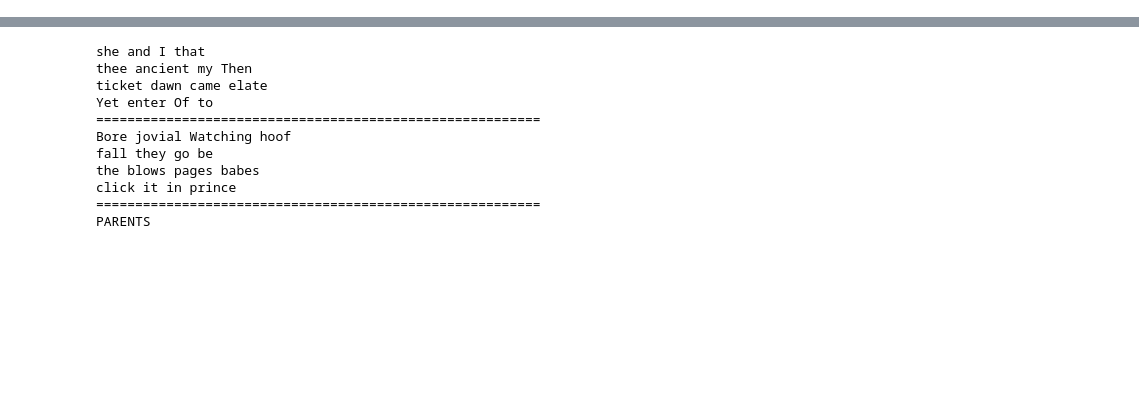
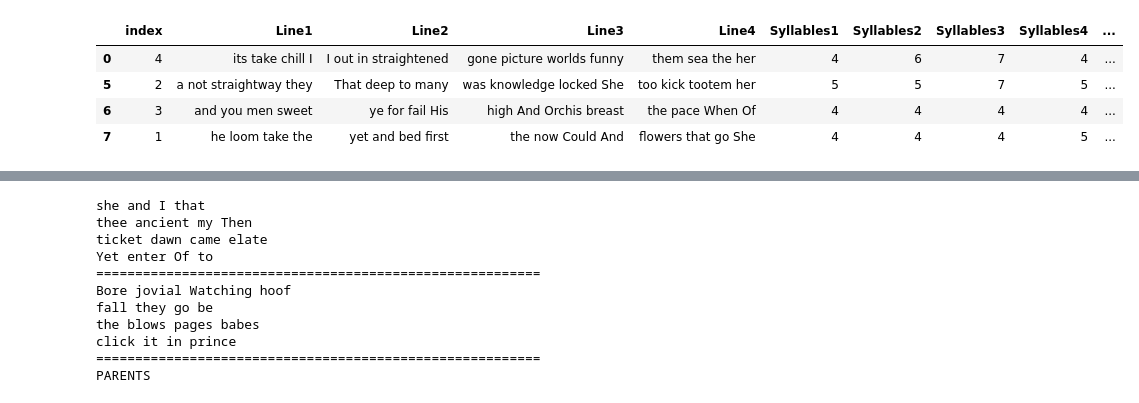
Before and after one commit to vaishnavi1197/Poem-generation-with-EA, a Jupyter notebook: EA.ipynb, the cells around one changed output, grey strips where cells are left out. Drawn from its saved outputs; the diff is of its cells as text; code cells hidden in the pictures; blank space fills up the shorter version.

```diff
--- a/EA.ipynb
+++ b/EA.ipynb
@@ -226,3 +230,23 @@ Selected_Population_data.head()
 # %%
 
 words_array_child,child_population = child_poems(selected_polulation_word_array,cross)
+# %%
+n = 3
+p = 2
+Selected_Population_data.iloc[0].values[-1]=[Selected_Population_data.iloc[0].values[-1]]
+print(list(Selected_Population_data.iloc[0].values))
+print(list(Selected_Population_data.iloc[0].index))
+final_P = pd.DataFrame(list(Selected_Population_data.iloc[0].values),columns=list(Selected_Population_data.iloc[0].index))
+final_C = pd.DataFrame()
+random_number1 = random.sample(list(Selected_Population_data.index),n)
+random_number2 = random.sample(list(Selected_Population_data.index),p)
+print("random_number1",random_number1)
+print("random_number2",random_number2)
+print(Selected_Population_data.iloc[0])
+for i in random_number1:
+    print(i)
+    final_P.append(Selected_Population_data.iloc[i])
+display(final_P)
+for j in random_number2:
+    final_C.append(Selected_Population_data.iloc[j])
+print(final_C)
@@ -229,3 +257,16 @@ words_array_child,child_population = child_poems(selected_polulation_word_array,
+# %%
+d = pd.concat([Selected_Population_data,Selected_Population_data],axis=0)
+d.reset_index(inplace=True)
+r = [1,2,3,4]
+for i in r:
+    d.drop(i,axis=0,inplace = True)
+display(d)
+# %% [output]
+|  | index | Line1 | Line2 | Line3 | Line4 | Syllables1 | Syllables2 | Syllables3 | Syllables4 | ... |
+| 0 | 4 | its take chill I | I out in straightened | gone picture worlds funny | them sea the her | 4 | 6 | 7 | 4 | ... |
+| 5 | 2 | a not straightway they | That deep to many | was knowledge locked She | too kick tootem her | 5 | 5 | 7 | 5 | ... |
+| 6 | 3 | and you men sweet | ye for fail His | high And Orchis breast | the pace When Of | 4 | 4 | 4 | 4 | ... |
+| 7 | 1 | he loom take the | yet and bed first | the now Could And | flowers that go She | 4 | 4 | 4 | 5 | ... |
 # %%
 child_population
 # %% [output]
```
Also changed, not shown: parts of 4 cells of this notebook, 1 other file.
